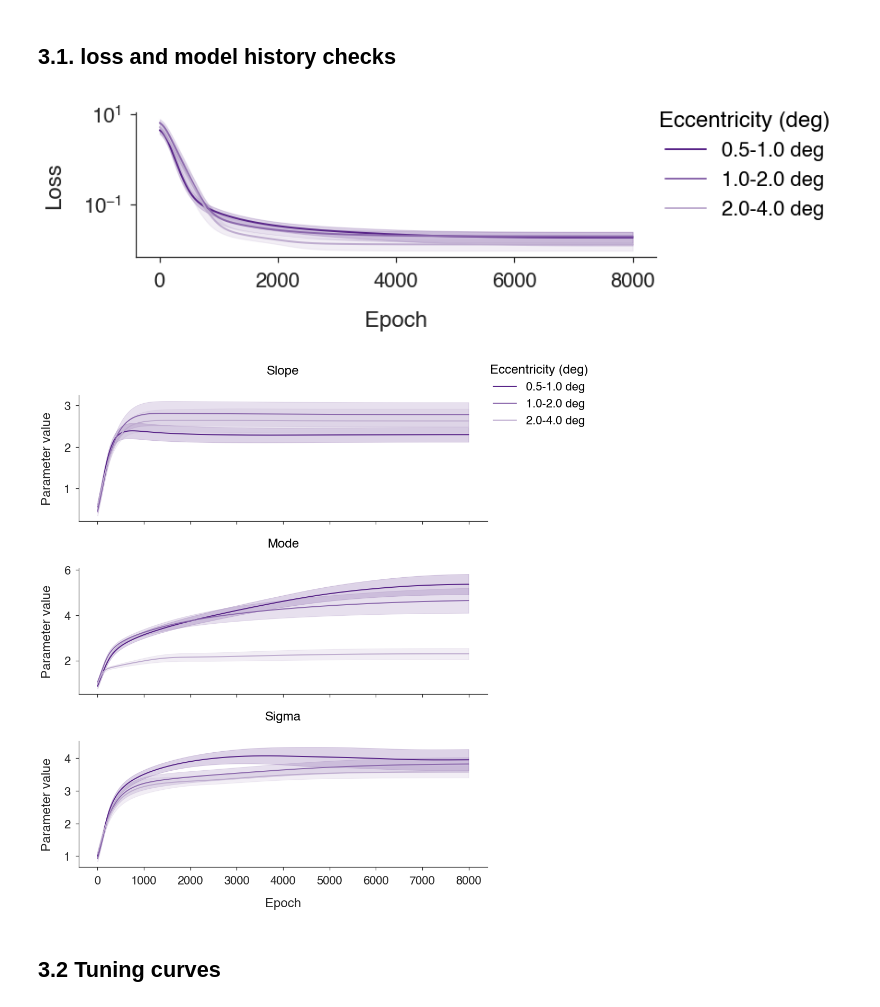
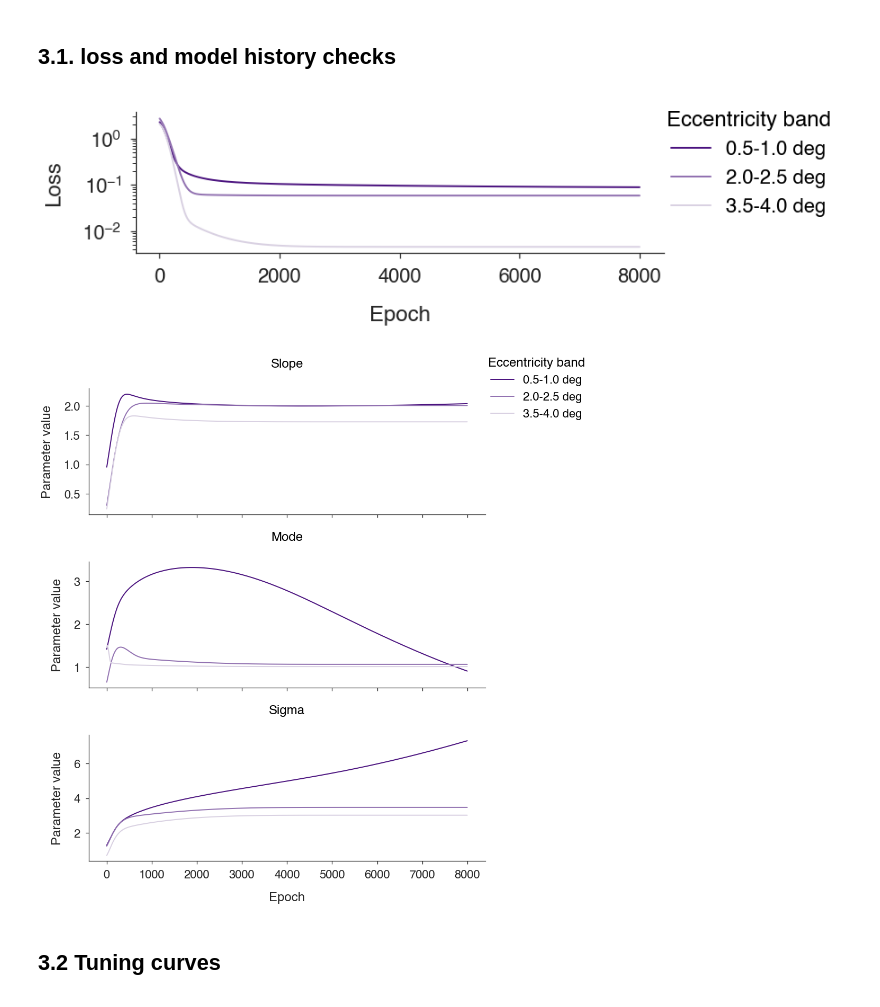
Before and after one commit to JiyeongHa/Spatial-Frequency-Preference_NSDsyn, a Jupyter notebook: notebooks/2-tuning-curves.ipynb, the cells around one changed output. Saved outputs shown, nothing was run; the diff lists cells and outputs as text; code cells hidden in the pictures.

```diff
--- a/notebooks/2-tuning-curves.ipynb
+++ b/notebooks/2-tuning-curves.ipynb
@@ -116,20 +128,20 @@ for curbin, subj in itertools.product([0,1,2], subj_list):
 # %%
 loss_df = utils.load_dataframes(l, *args)
 model_df = utils.load_dataframes(m, *args)
-# %%
-vis.plot_loss_history(loss_df[loss_df['epoch'] % 3 != 0],
-                      hue='ecc_bin', hue_order=bin_labels,
-                      lgd_title='Eccentricity (deg)',
-                      log_y=True, palette=ecc_colors, errorbar='se')
-# %% [output]
-[figure, removed]
+# %%
+sub_tmp = ['subj01','subj02','subj03','subj04']
+tmp_loss_df = loss_df.query('sub == "subj02" & ecc_bin in @bins_to_plot')
+vis.plot_loss_history(tmp_loss_df[tmp_loss_df['epoch'] % 3 != 0], palette=[ecc_colors[k] for k in bins_to_plot],
+                      hue='ecc_bin', lgd_title='Eccentricity band', errorbar='se', log_y=True)
+# %% [output]
+[figure, added]
 # %%
-vis.plot_param_history(model_df[loss_df['epoch'] % 3 != 0], params=['slope','mode','sigma'],
-                       hue='ecc_bin', hue_order=bin_labels,
-                       lgd_title='Eccentricity (deg)', errorbar='se',
-                       palette=ecc_colors)
+tmp_model_df = model_df.query('sub == "subj02" & ecc_bin in @bins_to_plot')
+vis.plot_param_history(tmp_model_df[tmp_model_df['epoch'] % 3 != 0],
+                       params=['slope','mode','sigma'], palette=[ecc_colors[k] for k in bins_to_plot],
+                       hue='ecc_bin', lgd_title='Eccentricity band', errorbar='se')
 # %% [output]
-[figure, old version]
+[figure, new version]
 # %% [markdown]
 ## 3.2 Tuning curves
 # %% [markdown]
```
Also changed, not shown: parts of 15 cells of this notebook, 3 other files.
